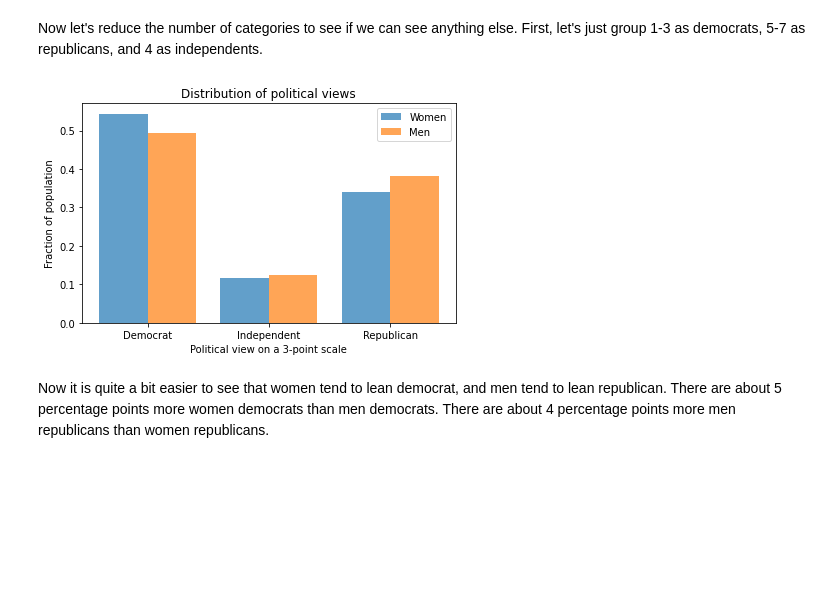
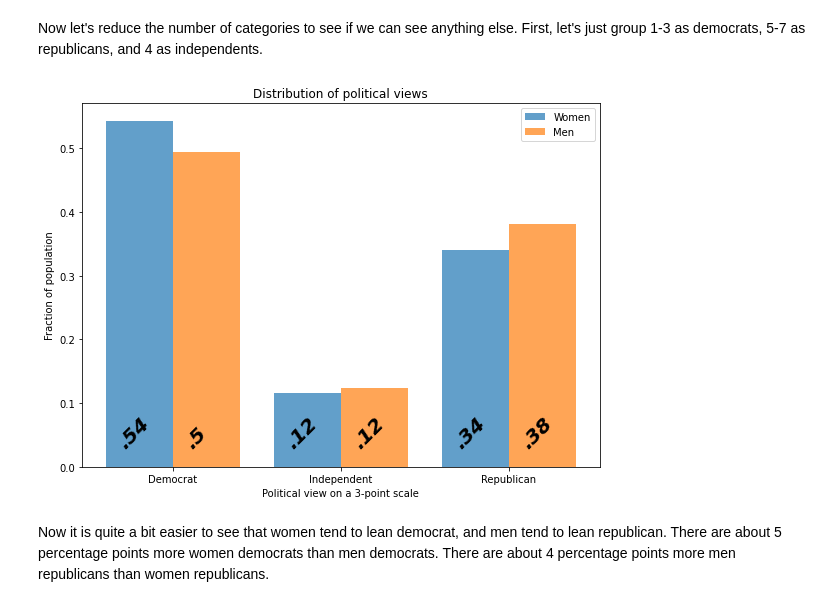
Before and after one commit to mstites/parentPoliticalCorr, a Jupyter notebook: project.ipynb, the cells around one changed output. Saved outputs shown, nothing was run; the diff lists cells and outputs as text; code cells hidden in the pictures; blank space fills up the shorter version.

Commit message:
Clean up plotting functions

```diff
--- a/project.ipynb
+++ b/project.ipynb
@@ -301,3 +304,5 @@ To start, just looking at how individual variables correlate with political affi
+# %%
+plt.rcParams["figure.figsize"] = (8, 6)
 # %%
 def decorate(**options):
     """Decorate the current axes.
@@ -325,19 +339,30 @@ def labelBars(pmf, **offset):
 # %%
-def pmfComparison(data, **options):
+def pmfComparison(data, fontsize=20, xOffset=0, yOffset=0, **options):
     """Create bar plot via pmf to compare data.
 
     data: list of pd.Series
+    fontsize: fontsize for annotate text
+    xOffset: x offset for annotate text
+    yOffset: y offset for annotate text
     """
-    labels = []
-    width = .8/len(data)
+    labels = [] # series labels
+    pmfList = [] # list of pmfs for adding labels
+    width = .8/len(data) # width of bar
+    plotMin = 1000 # minimum value in plot
 
     for i, series in enumerate(data):
-        offset = width*i - width*len(data)/2
+        offset = width*i - width*len(data)/2 # offset derived from order bar is in reference to others
         pmf = Pmf.from_seq(series)
-        plt.bar(pmf.qs+offset, pmf, width=width, align='edge', alpha=0.7, **options)
-        labels.append(series.name)
-        labelBars(pmf)
-    plt.legend(labels)
+        pmfList.append((pmf, offset)) # store pmf
+        if pmf.min() < plotMin:
+            plotMin = pmf.min() # store new plot minimum
+
+    for pmf, offset in pmfList: # plot and label each pmf
+        plt.bar(pmf.qs+offset, pmf, width=width, align='edge', alpha=0.7, **options) # plot
+        annotateBars(pmf, offset + xOffset, plotMin/4 + yOffset, len(data), fontsize) # annotate
+        labels.append(pmf.name) # store label
+
+    plt.legend(labels) # label
 # %% [markdown]
 ## Gender
 Let's grab the political affiliation for men and women:
@@ -389,10 +400,10 @@ remap = {1: 1, 2: 1, 3: 1,
 female2 = female.replace(remap)
 male2 = male.replace(remap)
 # %%
-pmfComparison([female2, male2], tick_label = ['Democrat', 'Independent', 'Republican'])
+pmfComparison([female2, male2], tick_label = ['Democrat', 'Independent', 'Republican'], xOffset=.15)
 decorate(xlabel='Political view on a 3-point scale',ylabel='Fraction of population', title='Distribution of political views')
 # %% [output]
-[figure, old version]
+[figure, new version]
 # %% [markdown]
 Now it is quite a bit easier to see that women tend to lean democrat, and men tend to lean republican. There are about 5 percentage points more women democrats than men democrats. There are about 4 percentage points more men republicans than women republicans.
 # %% [markdown]
```
Also changed, not shown: parts of 61 cells of this notebook.
